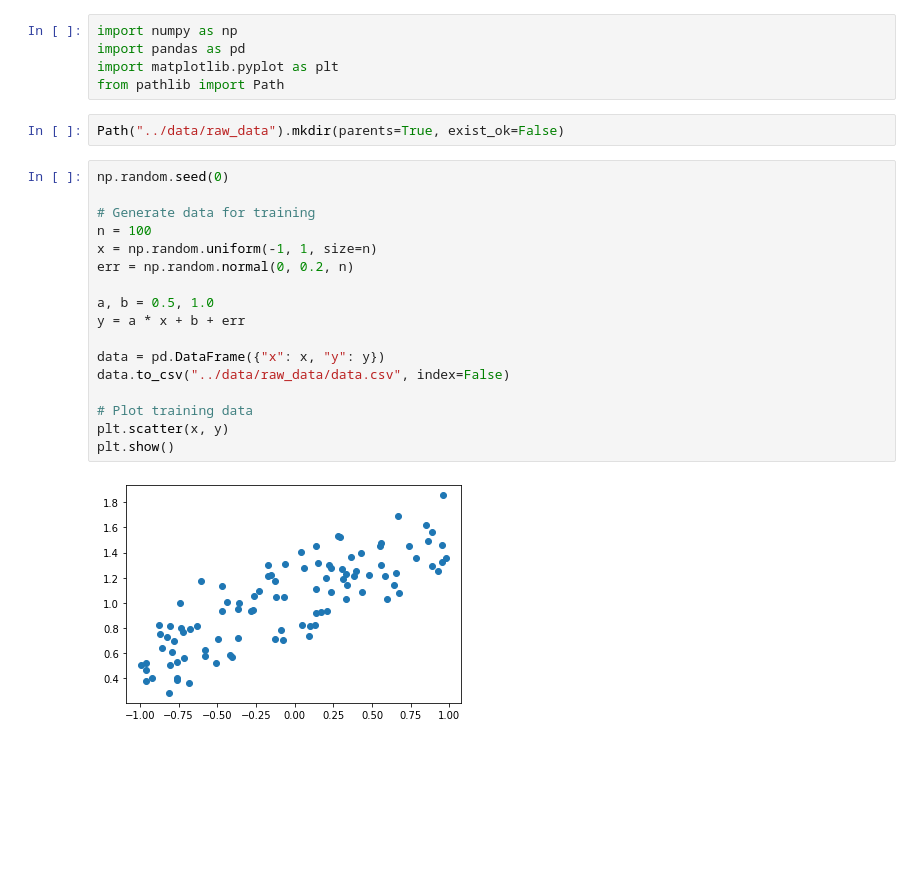
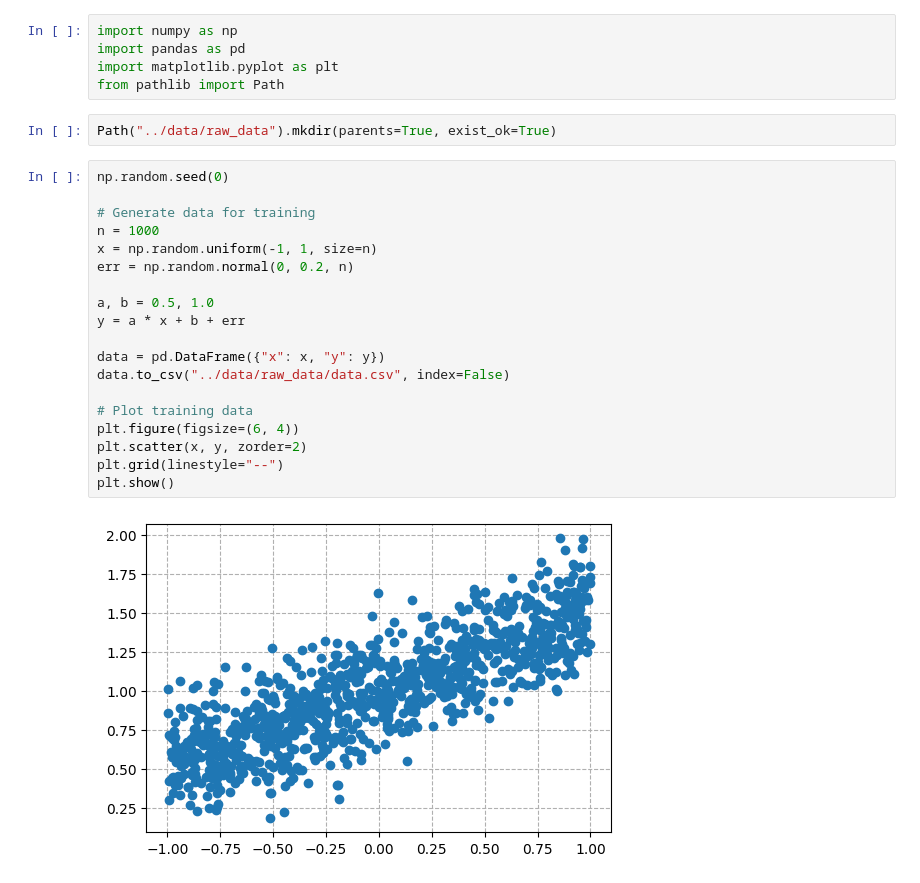
Before and after one commit to krystianfranus/data-science-template, a Jupyter notebook: notebooks/generate_data.ipynb, the cells around one changed output. Saved outputs shown, nothing was run; the diff lists cells and outputs as text; blank space fills up the shorter version.

```diff
--- a/notebooks/generate_data.ipynb
+++ b/notebooks/generate_data.ipynb
@@ -4,23 +4,25 @@ import pandas as pd
 import matplotlib.pyplot as plt
 from pathlib import Path
 # %%
-Path("../data/raw_data").mkdir(parents=True, exist_ok=False)
+Path("../data/raw_data").mkdir(parents=True, exist_ok=True)
 # %%
 np.random.seed(0)
 
 # Generate data for training
-n = 100
+n = 1000
 x = np.random.uniform(-1, 1, size=n)
 err = np.random.normal(0, 0.2, n)
 
 a, b = 0.5, 1.0
 y = a * x + b + err
 
 data = pd.DataFrame({"x": x, "y": y})
 data.to_csv("../data/raw_data/data.csv", index=False)
 
 # Plot training data
-plt.scatter(x, y)
+plt.figure(figsize=(6, 4))
+plt.scatter(x, y, zorder=2)
+plt.grid(linestyle="--")
 plt.show()
 # %% [output]
-[figure, old version]
+[figure, new version]
```
Also changed, not shown: 11 other files.
